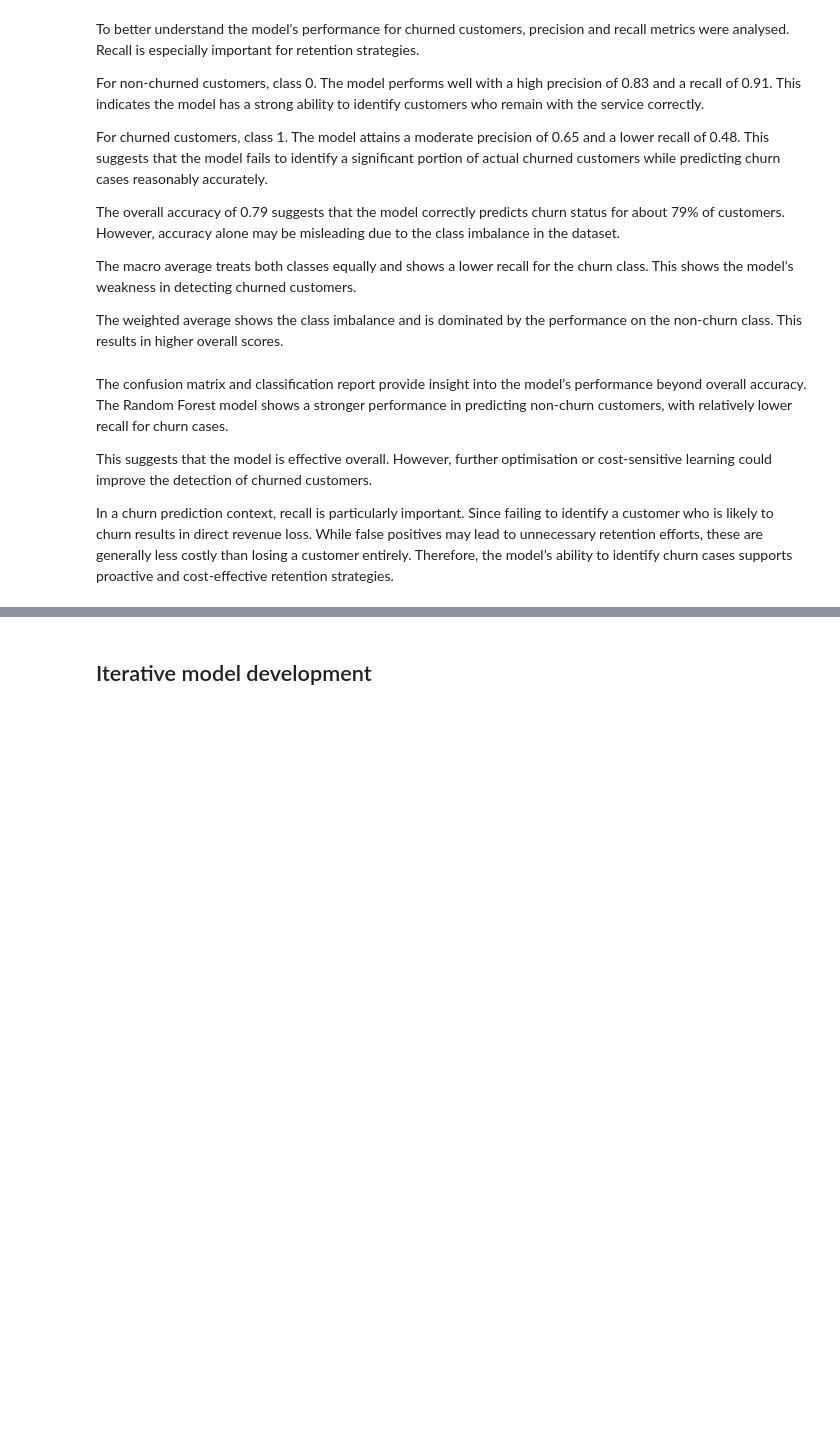
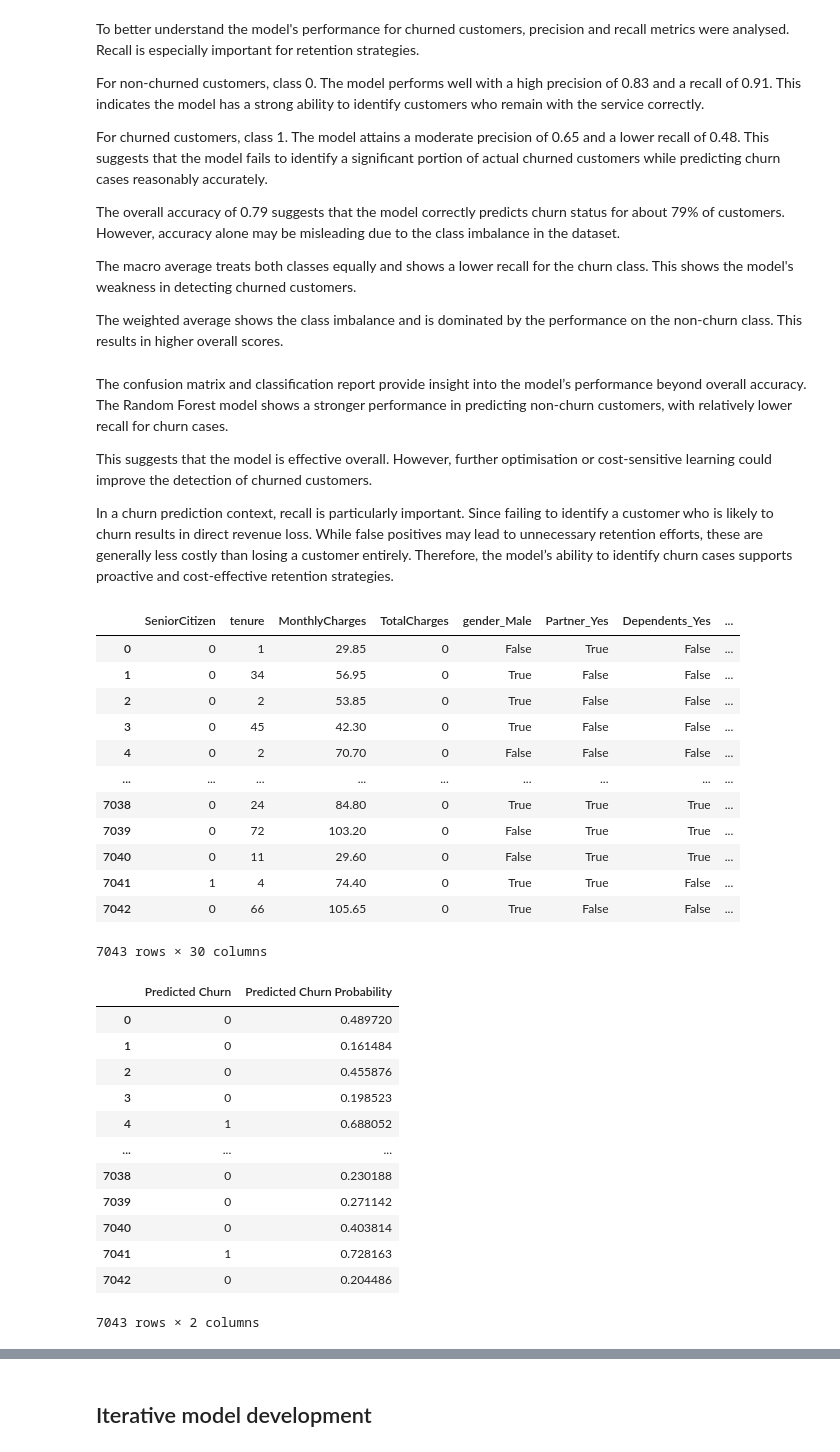
Before and after one commit to AWX-TP/mldp-project, a Jupyter notebook: MLDP Program Codes Submission Template.ipynb, the cells around one changed output, grey strips where cells are left out. Drawn from its saved outputs; the diff is of its cells as text; code cells hidden in the pictures; blank space fills up the shorter version.

Commit message:
Added model deployment readiness test and Iterative model development

```diff
--- a/MLDP Program Codes Submission Template.ipynb
+++ b/MLDP Program Codes Submission Template.ipynb
@@ -740,0 +756,52 @@ In a churn prediction context, recall is particularly important. Since failing t
+# %%
+## New data
+## Simulates new customer data arriving after deployment
+X_unseen = pd.read_csv(FILE_PATH)  ## For simplicity, we load back our original dataset
+
+## Convert to OHE Pandas dataframe
+col_df_X = df_clean.drop(col_y, axis=1).columns  ## Select original feature columns
+col_ohe = X.columns.tolist()  ## Select feature column names after OHE
+
+X_unseen = pd.DataFrame(X_unseen, columns=col_df_X)  ## Convert to Pandas dataframe
+X_unseen = pd.get_dummies(X_unseen, drop_first=True)  ## OHE
+X_unseen = X_unseen.reindex(columns=col_ohe, fill_value=0)  ## Provide OHE columns
+display(X_unseen)
+
+## Predict
+# Get predictions and probabilities separately first
+# Ensures the dataframe 'X_unseen' isn't modified while the model is reading it
+preds = best_rs_rf.predict(X_unseen) ## Churn class
+probs = best_rs_rf.predict_proba(X_unseen)[:, 1] ## Churn risk probability
+
+# Add the results back to the dataframe for display
+X_unseen['Predicted Churn'] = preds
+X_unseen['Predicted Churn Probability'] = probs
+
+display(X_unseen[['Predicted Churn', 'Predicted Churn Probability']])
+# %% [output]
+|  | SeniorCitizen | tenure | MonthlyCharges | TotalCharges | gender_Male | Partner_Yes | Dependents_Yes | ... |
+| 0 | 0 | 1 | 29.85 | 0 | False | True | False | ... |
+| 1 | 0 | 34 | 56.95 | 0 | True | False | False | ... |
+| 2 | 0 | 2 | 53.85 | 0 | True | False | False | ... |
+| 3 | 0 | 45 | 42.30 | 0 | True | False | False | ... |
+| 4 | 0 | 2 | 70.70 | 0 | False | False | False | ... |
+| ... | ... | ... | ... | ... | ... | ... | ... | ... |
+| 7038 | 0 | 24 | 84.80 | 0 | True | True | True | ... |
+| 7039 | 0 | 72 | 103.20 | 0 | False | True | True | ... |
+| 7040 | 0 | 11 | 29.60 | 0 | False | True | True | ... |
+| 7041 | 1 | 4 | 74.40 | 0 | True | True | False | ... |
+| 7042 | 0 | 66 | 105.65 | 0 | True | False | False | ... |
+7043 rows × 30 columns
+|  | Predicted Churn | Predicted Churn Probability |
+| 0 | 0 | 0.489720 |
+| 1 | 0 | 0.161484 |
+| 2 | 0 | 0.455876 |
+| 3 | 0 | 0.198523 |
+| 4 | 1 | 0.688052 |
+| ... | ... | ... |
+| 7038 | 0 | 0.230188 |
+| 7039 | 0 | 0.271142 |
+| 7040 | 0 | 0.403814 |
+| 7041 | 1 | 0.728163 |
+| 7042 | 0 | 0.204486 |
+7043 rows × 2 columns
```
Also changed, not shown: parts of 7 cells of this notebook.
